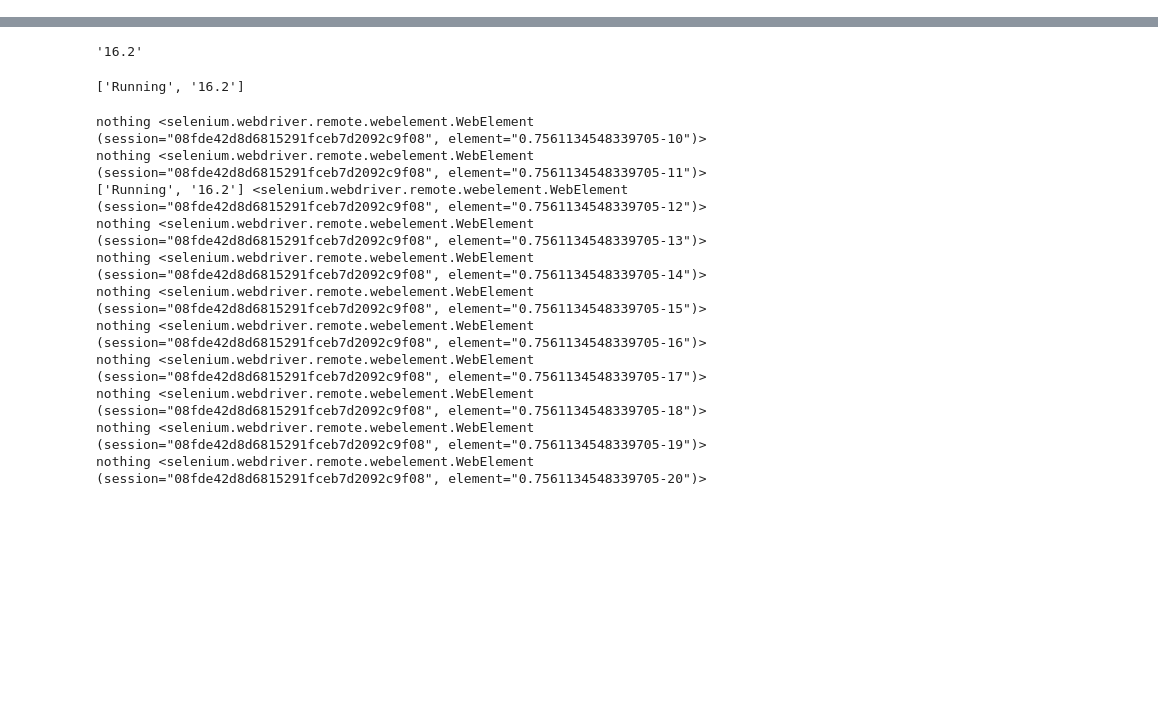
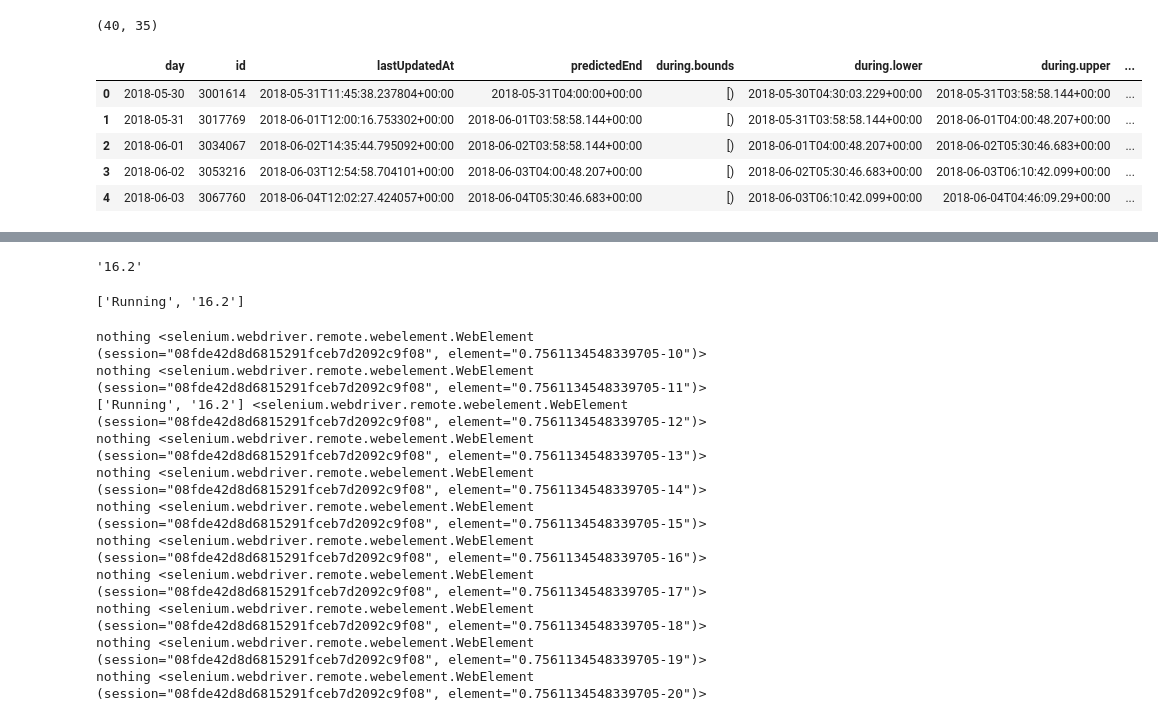
Before and after one commit to irickman/WHOOP-Strava-data, a Jupyter notebook: Getting WHOOP data.ipynb, the cells around one changed output, grey strips where cells are left out. Drawn from its saved outputs; the diff is of its cells as text; code cells hidden in the pictures; blank space fills up the shorter version.

```diff
--- a/Getting WHOOP data.ipynb
+++ b/Getting WHOOP data.ipynb
@@ -16,0 +340,15 @@ import sys
+# %%
+timed=client.get_keydata_timeframe("2020-08-01","2020-08-30")
+timed.shape
+# %% [output]
+(40, 35)
+# %%
+data=client.get_all_keydata()
+data.head()
+# %% [output]
+|  | day | id | lastUpdatedAt | predictedEnd | during.bounds | during.lower | during.upper | ... |
+| 0 | 2018-05-30 | 3001614 | 2018-05-31T11:45:38.237804+00:00 | 2018-05-31T04:00:00+00:00 | [) | 2018-05-30T04:30:03.229+00:00 | 2018-05-31T03:58:58.144+00:00 | ... |
+| 1 | 2018-05-31 | 3017769 | 2018-06-01T12:00:16.753302+00:00 | 2018-06-01T03:58:58.144+00:00 | [) | 2018-05-31T03:58:58.144+00:00 | 2018-06-01T04:00:48.207+00:00 | ... |
+| 2 | 2018-06-01 | 3034067 | 2018-06-02T14:35:44.795092+00:00 | 2018-06-02T03:58:58.144+00:00 | [) | 2018-06-01T04:00:48.207+00:00 | 2018-06-02T05:30:46.683+00:00 | ... |
+| 3 | 2018-06-02 | 3053216 | 2018-06-03T12:54:58.704101+00:00 | 2018-06-03T04:00:48.207+00:00 | [) | 2018-06-02T05:30:46.683+00:00 | 2018-06-03T06:10:42.099+00:00 | ... |
+| 4 | 2018-06-03 | 3067760 | 2018-06-04T12:02:27.424057+00:00 | 2018-06-04T05:30:46.683+00:00 | [) | 2018-06-03T06:10:42.099+00:00 | 2018-06-04T04:46:09.29+00:00 | ... |
```
Also changed, not shown: parts of 41 cells of this notebook, 1 other file.
